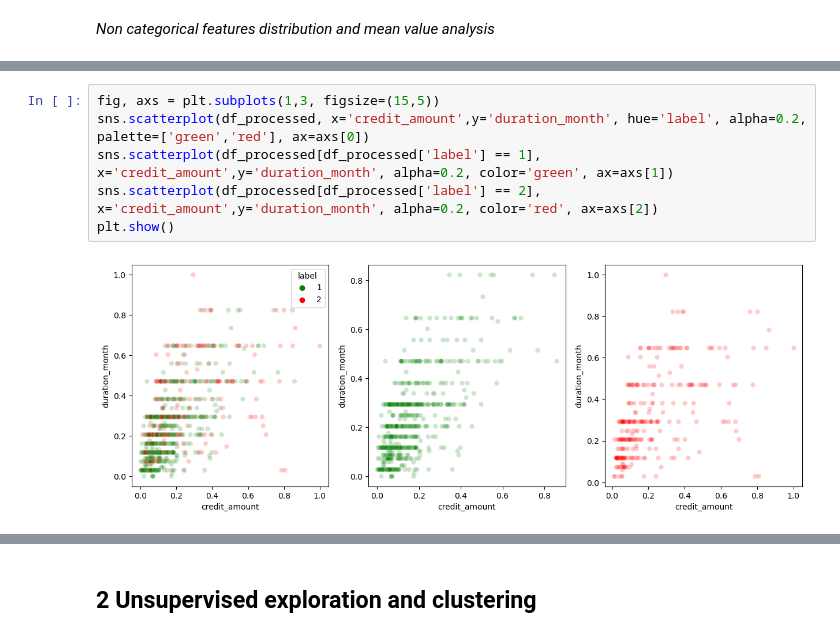
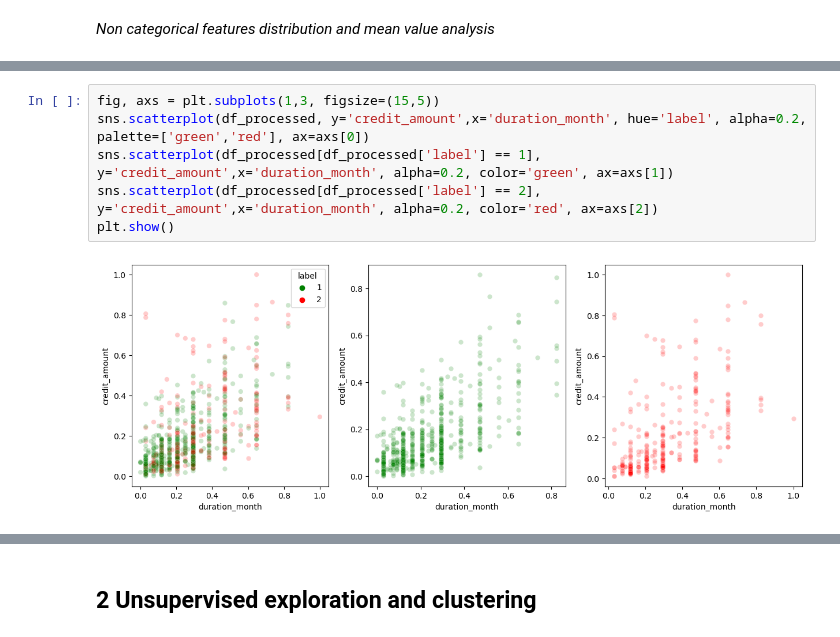
Before and after one commit to RisingZero/ml4n-23-adversarial-attacks, a Jupyter notebook: project.ipynb, the cells around one changed output, grey strips where cells are left out. Saved outputs shown, nothing was run; the diff lists cells and outputs as text.

```diff
--- a/project.ipynb
+++ b/project.ipynb
@@ -199,8 +206,8 @@ plt.show()
 # %%
 fig, axs = plt.subplots(1,3, figsize=(15,5))
-sns.scatterplot(df_processed, x='credit_amount',y='duration_month', hue='label', alpha=0.2, palette=['green','red'], ax=axs[0])
-sns.scatterplot(df_processed[df_processed['label'] == 1], x='credit_amount',y='duration_month', alpha=0.2, color='green', ax=axs[1])
-sns.scatterplot(df_processed[df_processed['label'] == 2], x='credit_amount',y='duration_month', alpha=0.2, color='red', ax=axs[2])
+sns.scatterplot(df_processed, y='credit_amount',x='duration_month', hue='label', alpha=0.2, palette=['green','red'], ax=axs[0])
+sns.scatterplot(df_processed[df_processed['label'] == 1], y='credit_amount',x='duration_month', alpha=0.2, color='green', ax=axs[1])
+sns.scatterplot(df_processed[df_processed['label'] == 2], y='credit_amount',x='duration_month', alpha=0.2, color='red', ax=axs[2])
 plt.show()
 # %% [output]
-[figure, old version]
+[figure, new version]
```
Also changed, not shown: parts of 9 cells of this notebook, 1 other file.
